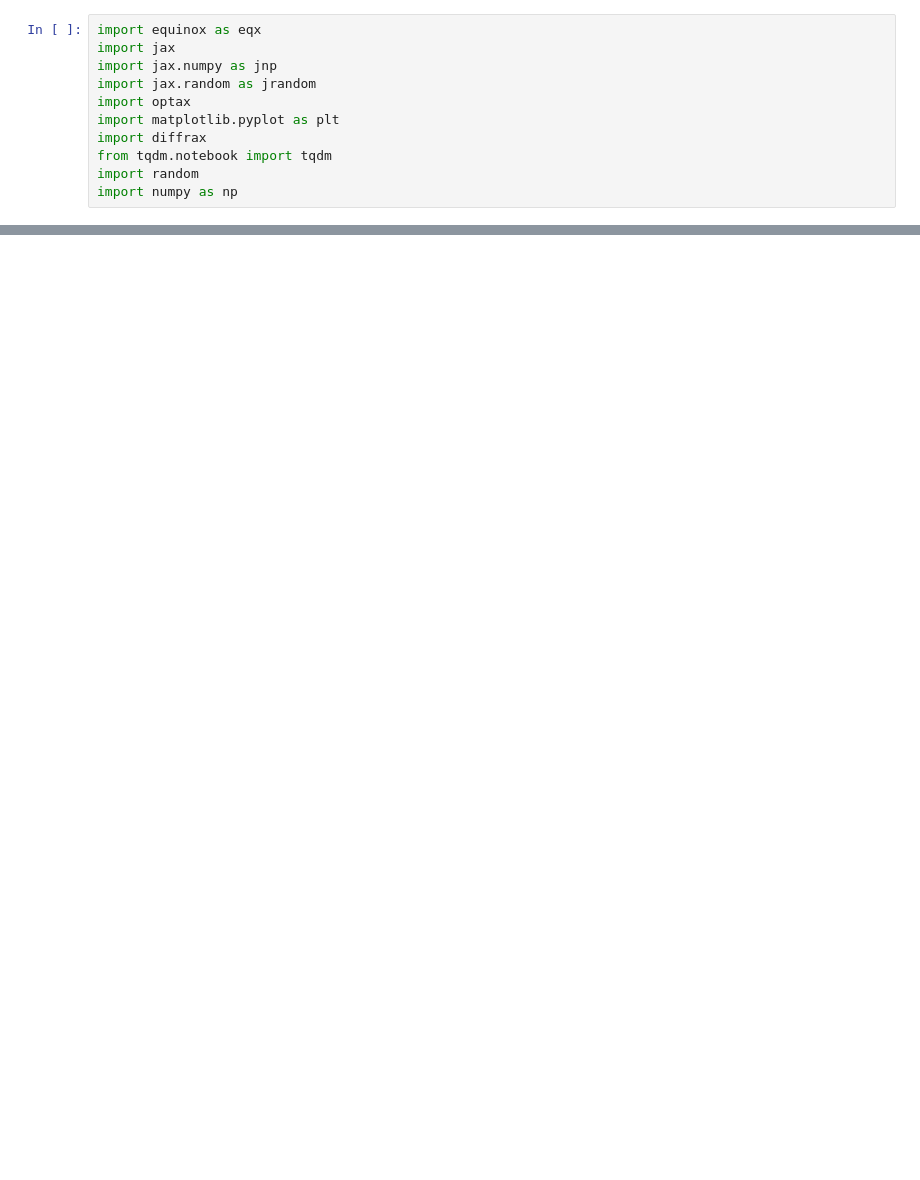
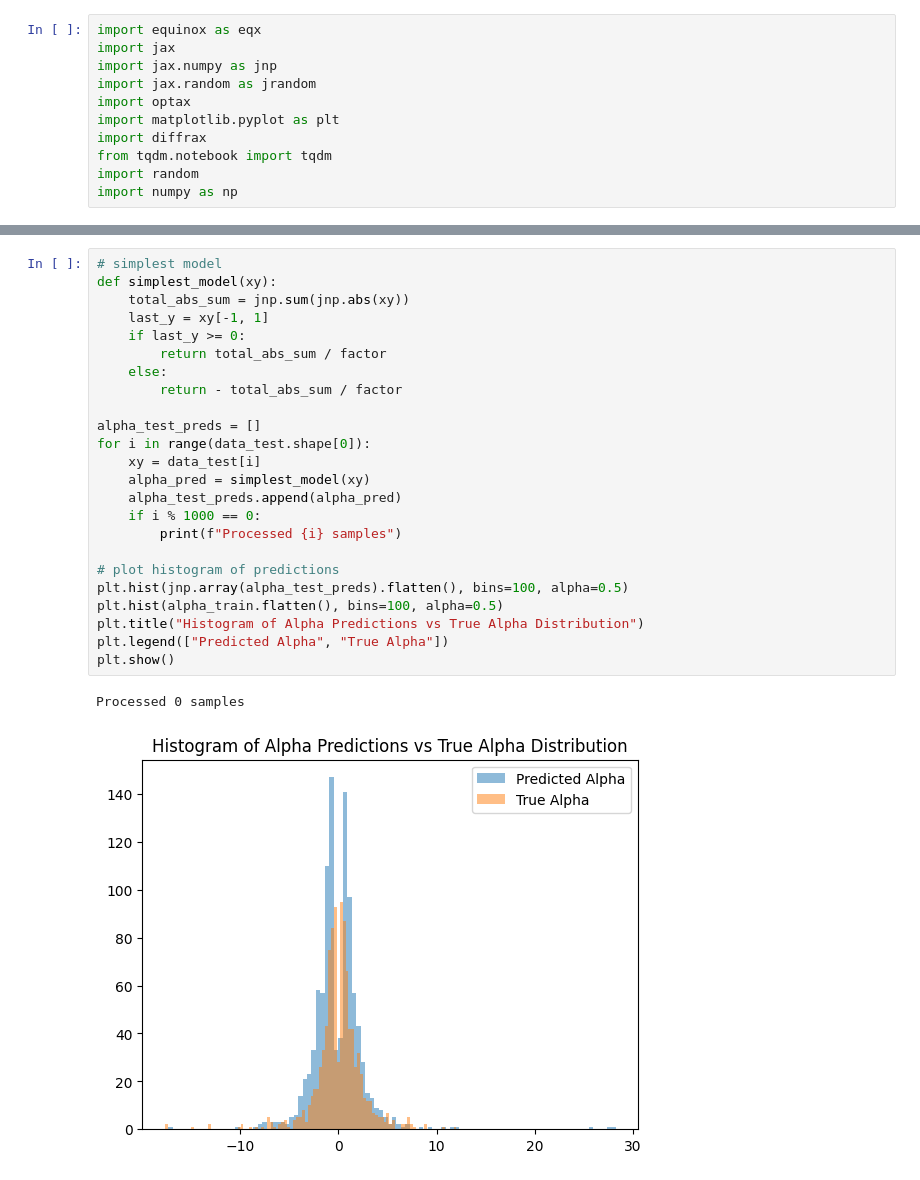
Before and after one commit to LoSpiri/jax-neural-odes, a Jupyter notebook: assignment_5/main.ipynb, the cells around one changed output, grey strips where cells are left out. Cells and saved outputs as stored; diff of their text form; blank space fills up the shorter version.

```diff
--- a/assignment_5/main.ipynb
+++ b/assignment_5/main.ipynb
@@ -48,0 +86,27 @@ plt.show()
+# %%
+# simplest model
+def simplest_model(xy):
+    total_abs_sum = jnp.sum(jnp.abs(xy))
+    last_y = xy[-1, 1]
+    if last_y >= 0:
+        return total_abs_sum / factor
+    else:
+        return - total_abs_sum / factor
+
+alpha_test_preds = []
+for i in range(data_test.shape[0]):
+    xy = data_test[i]
+    alpha_pred = simplest_model(xy)
+    alpha_test_preds.append(alpha_pred)
+    if i % 1000 == 0:
+        print(f"Processed {i} samples")
+
+# plot histogram of predictions
+plt.hist(jnp.array(alpha_test_preds).flatten(), bins=100, alpha=0.5)
+plt.hist(alpha_train.flatten(), bins=100, alpha=0.5)
+plt.title("Histogram of Alpha Predictions vs True Alpha Distribution")
+plt.legend(["Predicted Alpha", "True Alpha"])
+plt.show()
+# %% [output]
+Processed 0 samples
+[figure, added]
```
Also changed, not shown: parts of 3 cells of this notebook.
